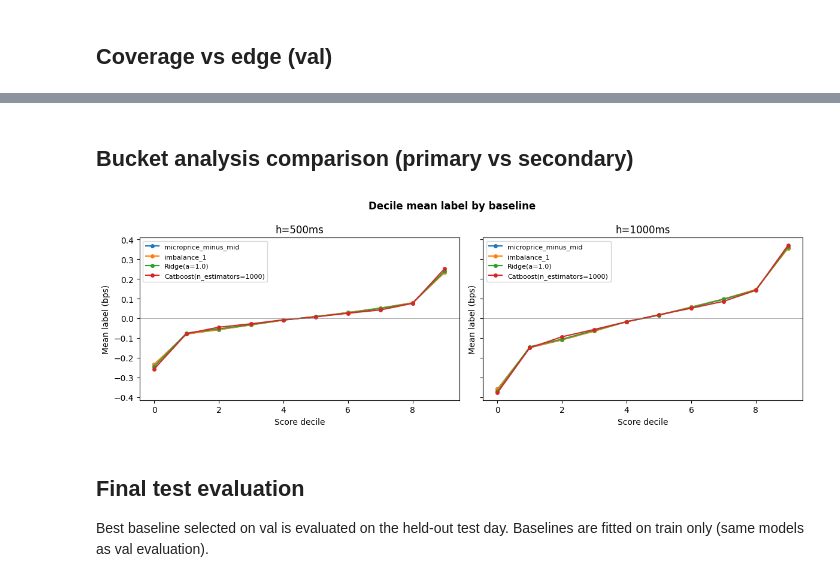
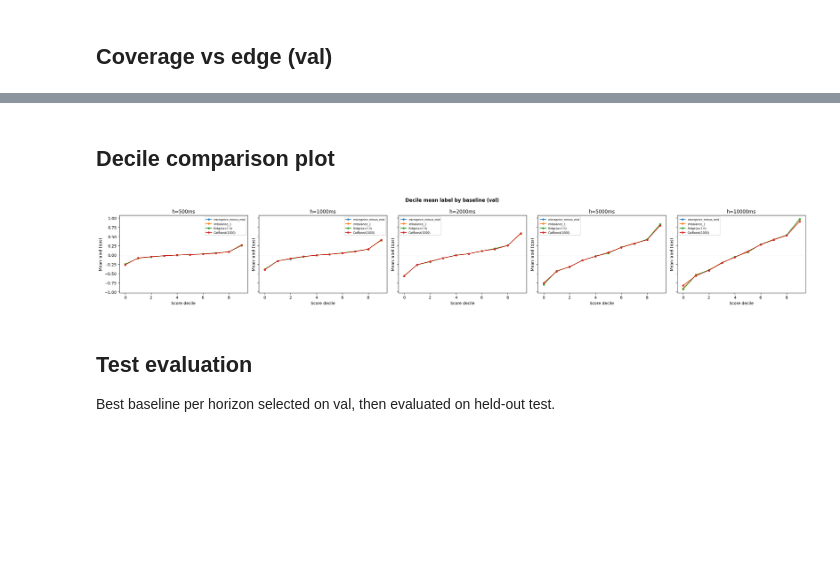
Before and after one commit to EfremtsevVsevolod/hft-research-env, a Jupyter notebook: notebooks/baseline_evaluation.ipynb, the cells around one changed output, grey strips where cells are left out. Saved outputs shown, nothing was run; the diff lists cells and outputs as text; code cells hidden in the pictures; blank space fills up the shorter version.

```diff
--- a/notebooks/baseline_evaluation.ipynb
+++ b/notebooks/baseline_evaluation.ipynb
@@ -561,21 +364,19 @@ Coverage vs edge: Catboost(n_estimators=1000)
 # %%
-# Coverage vs edge plot
-fig, axes = plt.subplots(1, len(scores_val), figsize=(5 * len(scores_val), 4), sharey=True)
-if len(scores_val) == 1:
+n_h = len(results)
+fig, axes = plt.subplots(1, n_h, figsize=(5 * n_h, 4), sharey=True)
+if n_h == 1:
     axes = [axes]
 
-for ax, (bl_name, sc) in zip(axes, scores_val.items()):
-    ce = coverage_edge_sweep(sc, val_label)
-    ax.plot(ce["coverage"], ce["mean_edge_bps"], "o-", label="combined")
-    ax.plot(ce["coverage"], ce["long_edge_bps"], "s--", alpha=0.7, label="long")
-    ax.plot(ce["coverage"], ce["short_edge_bps"], "^--", alpha=0.7, label="short")
+for ax, (h_ms, r) in zip(axes, results.items()):
+    for bl_name, sc in r["scores"].items():
+        ce = coverage_edge_sweep(sc, r["label"], REF_PRICE)
+        ax.plot(ce["coverage"], ce["mean_edge_bps"], "o-", label=bl_name, markersize=3)
     ax.axhline(0, color="gray", lw=0.5)
     ax.set_xlabel("Coverage")
     ax.set_ylabel("Mean edge (bps)")
-    ax.set_title(bl_name)
-    ax.legend(fontsize=8)
-
-fig.suptitle(f"Coverage vs Edge — h={horizon_ms}ms (val)", fontweight="bold")
+    ax.set_title(f"h={h_ms}ms")
+    ax.legend(fontsize=7)
+fig.suptitle("Coverage vs Edge (val)", fontweight="bold")
 fig.tight_layout()
 plt.show()
 # %% [output]
@@ -639,30 +384,26 @@ Summary — h=1000ms
-# %% [markdown]
-## Bucket analysis comparison (primary vs secondary)
+# %% [markdown]
+## Decile comparison plot
 # %%
-fig, axes = plt.subplots(1, 2, figsize=(12, 4), sharey=True)
+fig, axes = plt.subplots(1, n_h, figsize=(5 * n_h, 4), sharey=True)
+if n_h == 1:
+    axes = [axes]
 
-for ax, (h_label, bl_set, vdf) in zip(axes, [
-    (f"h={horizon_ms}ms", baselines, val_df),
-    (f"h={h2}ms", baselines2, val2),
-]):
-    label_arr = vdf[LABEL_COL].values
-    for bl in bl_set:
-        sc = bl.predict(vdf)
-        ba = bucket_analysis(sc, label_arr)
+for ax, (h_ms, r) in zip(axes, results.items()):
+    label_arr = r["label"]
+    for bl in r["bls"]:
+        ba = bucket_analysis(bl.predict(data[h_ms]["parts"]["val"]), label_arr, REF_PRICE)
         ax.plot(ba.index, ba["mean_label_bps"], "o-", label=bl.name, markersize=4)
     ax.axhline(0, color="gray", lw=0.5)
     ax.set_xlabel("Score decile")
     ax.set_ylabel("Mean label (bps)")
-    ax.set_title(h_label)
-    ax.legend(fontsize=8)
-
-fig.suptitle("Decile mean label by baseline", fontweight="bold")
+    ax.set_title(f"h={h_ms}ms")
+    ax.legend(fontsize=7)
+fig.suptitle("Decile mean label by baseline (val)", fontweight="bold")
 fig.tight_layout()
 plt.show()
 # %% [output]
-[figure, old version]
+[figure, new version]
 # %% [markdown]
-## Final test evaluation
+## Test evaluation
 
-Best baseline selected on val is evaluated on the held-out test day.
-Baselines are fitted on train only (same models as val evaluation).
+Best baseline per horizon selected on val, then evaluated on held-out test.
```
Also changed, not shown: parts of 42 cells of this notebook, 1 other file.
